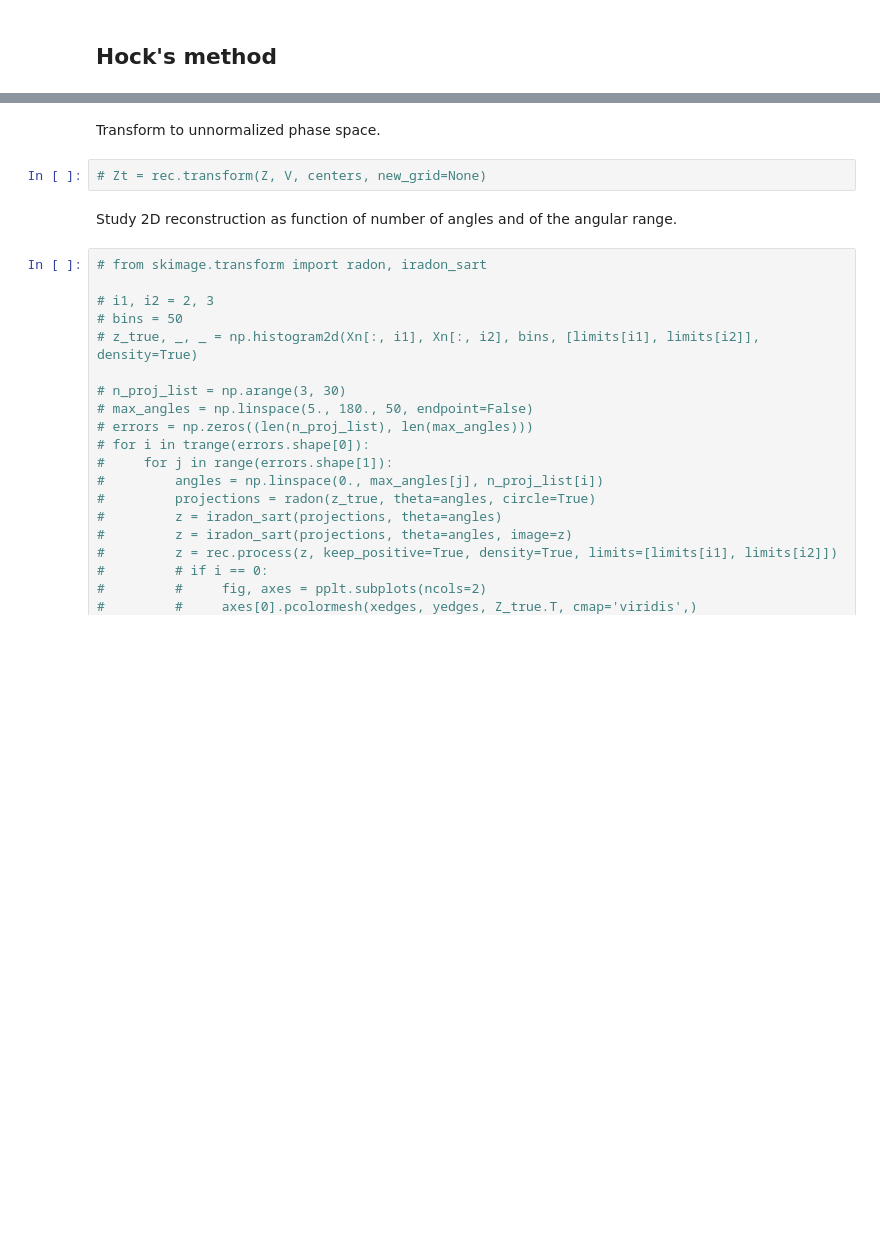
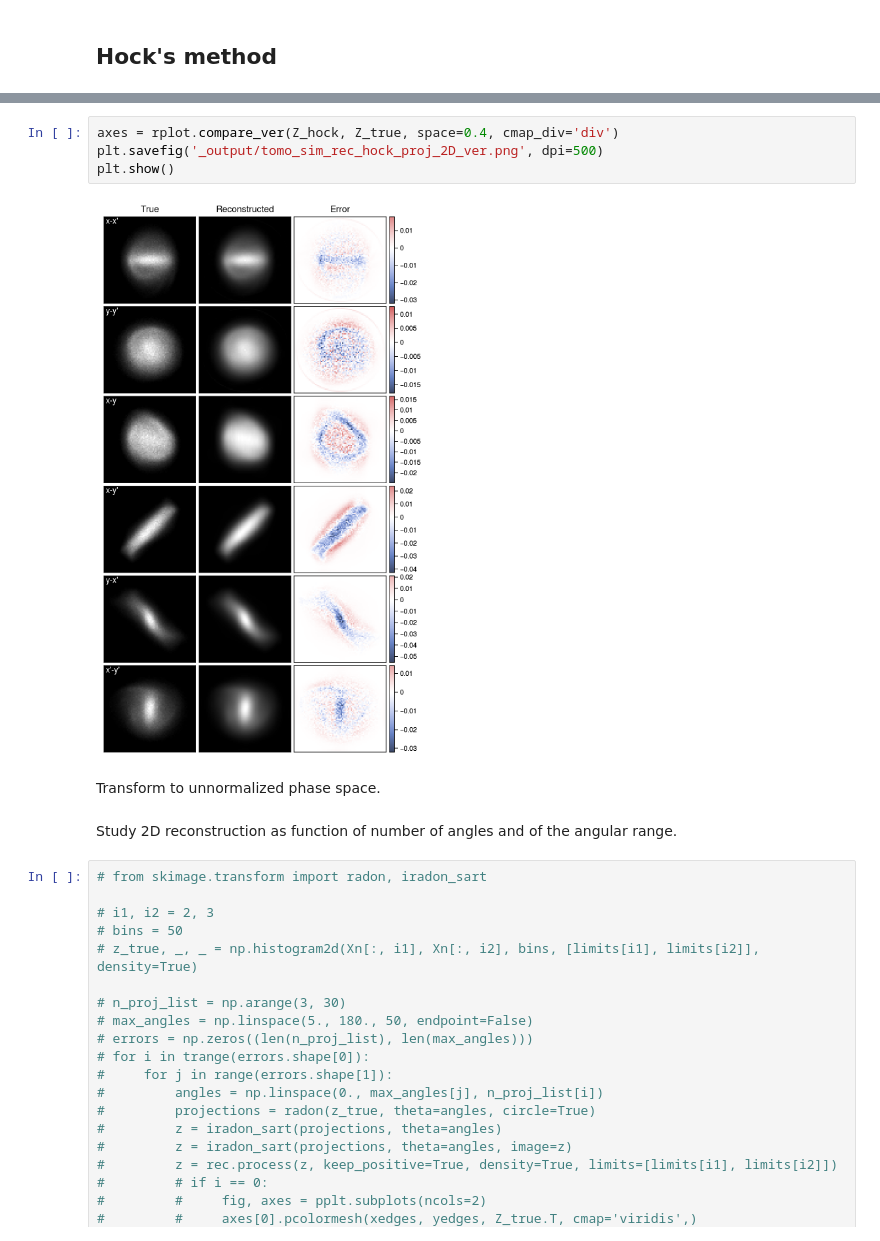
Before and after one commit to austin-hoover/accphys-tools, a Jupyter notebook: measurement/tomography/test_tomo_4D.ipynb, the cells around one changed output, grey strips where cells are left out. Cells and saved outputs as stored; diff of their text form; blank space fills up the shorter version.

```diff
--- a/measurement/tomography/test_tomo_4D.ipynb
+++ b/measurement/tomography/test_tomo_4D.ipynb
@@ -205,7 +189,11 @@ plt.show()
+# %%
+axes = rplot.compare_ver(Z_hock, Z_true, space=0.4, cmap_div='div')
+plt.savefig('_output/tomo_sim_rec_hock_proj_2D_ver.png', dpi=500)
+plt.show()
+# %% [output]
+[figure, added]
 # %% [markdown]
 Transform to unnormalized phase space.
-# %%
-# Zt = rec.transform(Z, V, centers, new_grid=None)
 # %% [markdown]
 Study 2D reconstruction as function of number of angles and of the angular range.
 # %%
```
Also changed, not shown: parts of 43 cells of this notebook, 1 other file.
